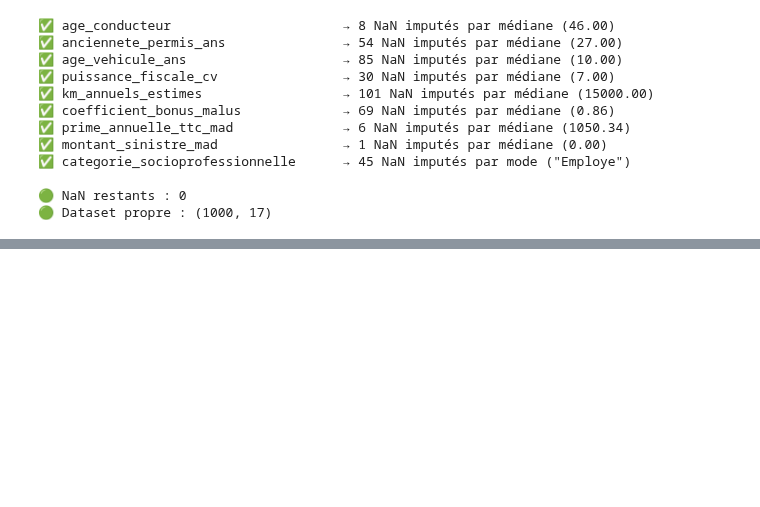
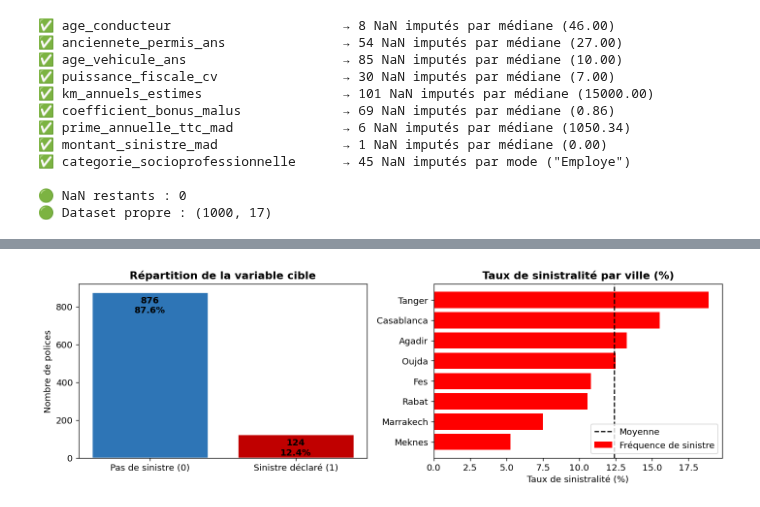
Before and after one commit to imad2014/Analyse-du-Risque-de-Sinistre-Auto-Portefeuille-Marocain, a Jupyter notebook: car_inssurence_project.ipynb, the cells around one changed output, grey strips where cells are left out. Saved outputs shown, nothing was run; the diff lists cells and outputs as text; code cells hidden in the pictures; blank space fills up the shorter version.

```diff
--- a/car_inssurence_project.ipynb
+++ b/car_inssurence_project.ipynb
@@ -7,6 +7,10 @@ import pandas as pd
 import numpy as np
 import matplotlib.pyplot as plt
 import seaborn as sns
+import matplotlib.ticker as mticker
+from IPython.display import display
+plt.rcParams.update({'figure.dpi': 120, 'font.size': 11})
+COLORS = {'primary': '#2E75B6', 'danger': '#C00000', 'success': '#1D9E75', 'warning': '#EF9F27'}
 # %% [markdown]
 ##  1. Chargement et Nettoyage des Données
 ### 1.1 Chargement
@@ -178,0 +209,10 @@ l'intervalle estimer pour le prime annuelle par la methode iterquartille est : [
+# %%
+#Un sinistre auto au Maroc dépasse rarement 300 000 MAD
+
+mask_prime_sinistre_pour_valeur_abberantes= (data_F['sinistre_declare'] == 1) & (data_F['montant_sinistre_mad']>21648.85)
+display(data_F[mask_prime_sinistre_pour_valeur_abberantes])
+
+# remplir les valeurs aberrantes de 9999999.00  par un plafonnement à 30 000 MAD , Cela préserve le fait que ces lignes étaient des sinistres importants.
+
+data_F.loc[mask_prime_sinistre_pour_valeur_abberantes,'montant_sinistre_mad'] = 30000
+display(data_F[mask_prime_sinistre_pour_valeur_abberantes])
@@ -207,14 +260,14 @@ for c in num_cols:
   data_F[c] = data_F[c].fillna(mediane)
   print(f'✅ {c:35s} → {n_nan} NaN imputés par médiane ({mediane:.2f})')
 
-# Variables catégorielles → mode (valeur la plus fréquente)
+# Variables catégorielles → mode (valeur la plus fréquente) | normalement faire sans boucle for
 cat_cols = ['categorie_socioprofessionnelle']
 for col in cat_cols:
-    n_nan = data_F[col].isnull().sum()
-    if n_nan > 0:
+    n_nan1 = data_F[col].isnull().sum()
+    if n_nan1 > 0:
         mode = data_F[col].mode()[0]
         data_F[col] = data_F[col].fillna(mode)
-        print(f'✅ {col:35s} → {n_nan} NaN imputés par mode ("{mode}")')
+        print(f'✅ {col:35s} → {n_nan1} NaN imputés par mode ("{mode}")')
 
 print(f'\n🟢 NaN restants : {data_F.isnull().sum().sum()}')
 print(f'🟢 Dataset propre : {data_F.shape}')
@@ -259,0 +304,24 @@ data_F.shape
+# %%
+# Répartition de la valeur cible
+fig,axes = plt.subplots(1,2,figsize=(12,4))
+counts = data_F['sinistre_declare'].value_counts()
+axes[0].bar(['Pas de sinistre (0)', 'Sinistre déclaré (1)'],
+            counts.values,
+            color=[COLORS['primary'], COLORS['danger']],
+            edgecolor='white', linewidth=1.5)
+axes[0].set_title('Répartition de la variable cible', fontweight='bold')
+axes[0].set_ylabel('Nombre de polices')
+for i,v in enumerate(counts.values):
+  axes[0].text(i , v-110,'{}\n{}%'.format(v,(v/len(data_F)*100)),ha='center',fontweight='bold')
+# Taux de sinistralité par ville
+sinistr_par_ville = data_F.groupby('ville')['sinistre_declare'].mean().sort_values(ascending=True)*100
+axes[1].barh(sinistr_par_ville.index,sinistr_par_ville.values,linewidth=1.5,color = 'red',label = 'Fréquence de sinistre')
+axes[1].axvline(data_F['sinistre_declare'].mean()*100, color='black', linestyle='--', label='Moyenne')
+axes[1].set_title('Taux de sinistralité par ville (%)', fontweight='bold')
+axes[1].set_xlabel('Taux de sinistralité (%)')
+axes[1].legend()
+plt.tight_layout()
+plt.savefig('fig_01_target_distribution.png', bbox_inches='tight')
+plt.show()
+# %% [output]
+[figure, added]
```
Also changed, not shown: parts of 18 cells of this notebook.
